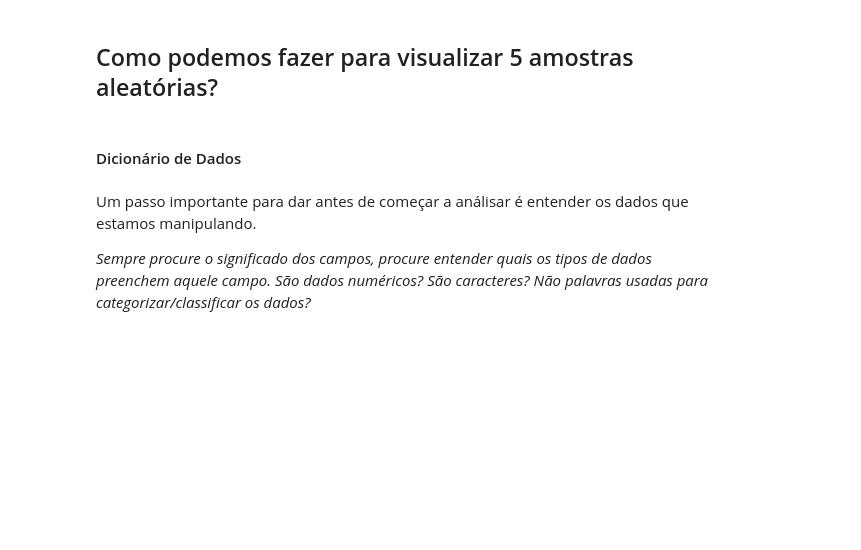
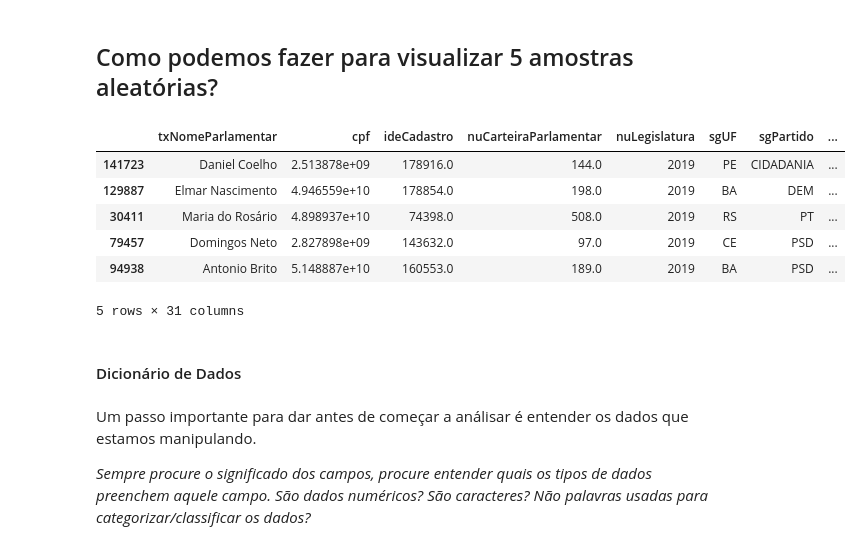
Before and after one commit to geofausto/python-inovacao-civica, a Jupyter notebook: semana_3/Semana_3_ceap_api_fausto.ipynb, the cells around one changed output. Saved outputs shown, nothing was run; the diff lists cells and outputs as text; code cells hidden in the pictures; blank space fills up the shorter version.

```diff
--- a/semana_3/Semana_3_ceap_api_fausto.ipynb
+++ b/semana_3/Semana_3_ceap_api_fausto.ipynb
@@ -87,5 +120,15 @@ df_reimbursements.sample()
 # %% [markdown]
 ## Como podemos fazer para visualizar 5 amostras aleatórias?
+# %%
+df_reimbursements.sample(5)
+# %% [output]
+|  | txNomeParlamentar | cpf | ideCadastro | nuCarteiraParlamentar | nuLegislatura | sgUF | sgPartido | ... |
+| 141723 | Daniel Coelho | 2.513878e+09 | 178916.0 | 144.0 | 2019 | PE | CIDADANIA | ... |
+| 129887 | Elmar Nascimento | 4.946559e+10 | 178854.0 | 198.0 | 2019 | BA | DEM | ... |
+| 30411 | Maria do Rosário | 4.898937e+10 | 74398.0 | 508.0 | 2019 | RS | PT | ... |
+| 79457 | Domingos Neto | 2.827898e+09 | 143632.0 | 97.0 | 2019 | CE | PSD | ... |
+| 94938 | Antonio Brito | 5.148887e+10 | 160553.0 | 189.0 | 2019 | BA | PSD | ... |
+5 rows × 31 columns
 # %% [markdown]
 #### Dicionário de Dados
 # %% [markdown]
```
Also changed, not shown: parts of 15 cells of this notebook, 4 other files.
